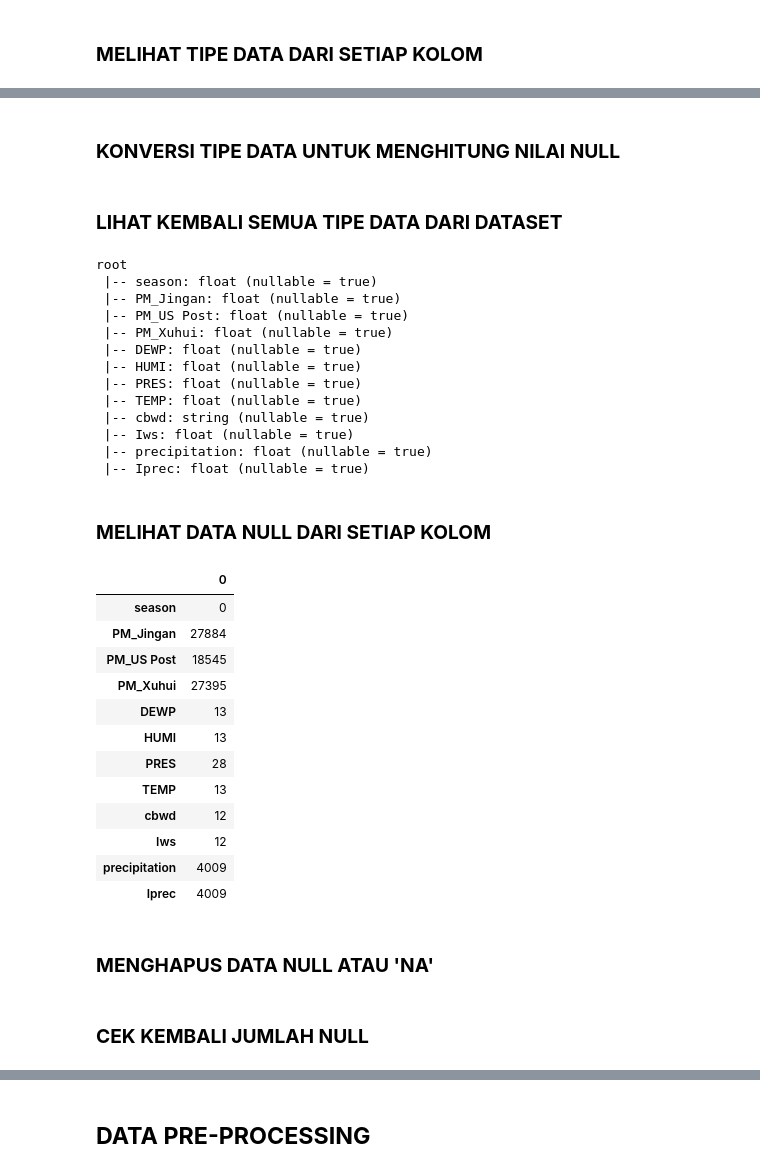
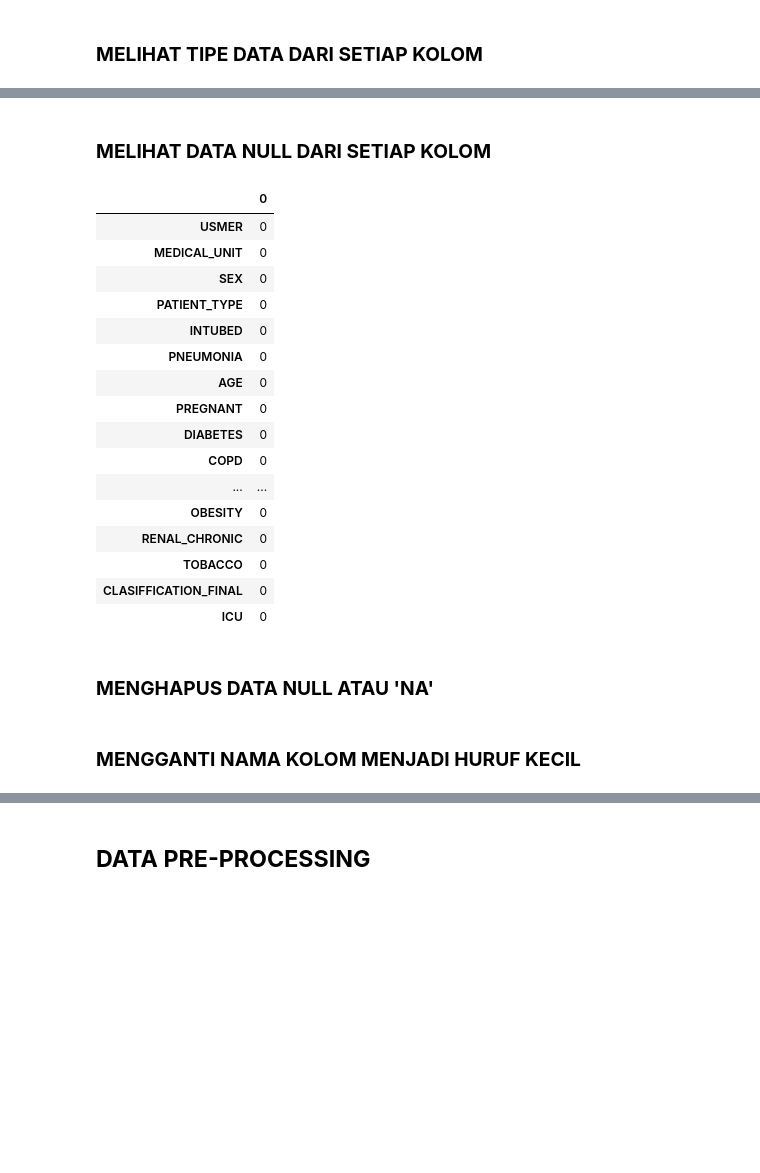
Before and after one commit to HaikalRFadhilahh/fp-bdpal, a Jupyter notebook: FINAL_PROJECT_BIG_DATA_PREDICTIVE_ANALYTICS_LANJUT.ipynb, the cells around one changed output, grey strips where cells are left out. Drawn from its saved outputs; the diff is of its cells as text; code cells hidden in the pictures; blank space fills up the shorter version.

```diff
--- a/FINAL_PROJECT_BIG_DATA_PREDICTIVE_ANALYTICS_LANJUT.ipynb
+++ b/FINAL_PROJECT_BIG_DATA_PREDICTIVE_ANALYTICS_LANJUT.ipynb
@@ -30,7 +34,7 @@ spark = SparkSession.builder.getOrCreate()
 # %% [markdown]
 <h2><b>IMPORT DATASET</b></h2>
 # %%
-path = './ShanghaiPM20100101_20151231.csv'
+path = './Covid Data.csv'
 df = spark.read.csv(path,inferSchema=True,header=True)
 # %% [markdown]
 <h2><b>PREPARE DATASET</b></h2>
@@ -52,7 +56,7 @@ only showing top 5 rows
 # %% [markdown]
 <h3><b>MENGHAPUS COLUMN YANG KURANG BERGUNA</b></h3>
 # %%
-df = df.drop('No','year','month','hour','day')
+df = df.drop('DATE_DIED')
 # %% [markdown]
 <h3><b>MELIHAT JUMLAH KOLOM DAN BARIS DATASET</b></h3>
 # %%
@@ -82,49 +90,29 @@ root
-# %% [markdown]
-<h3><b>KONVERSI TIPE DATA UNTUK MENGHITUNG NILAI NULL</b></h3>
-# %%
-numeric_columns = ["season","PM_Jingan", "PM_US Post", "PM_Xuhui", "DEWP", "HUMI", "PRES", "TEMP", "Iws", "precipitation", "Iprec"]
-for col_name in numeric_columns:
-    df = df.withColumn(col_name, df[col_name].cast(FloatType()))
-# %% [markdown]
-<h3><b>LIHAT KEMBALI SEMUA TIPE DATA DARI DATASET</b></h3>
-# %%
-df.printSchema()
-# %% [output]
-root
- |-- season: float (nullable = true)
- |-- PM_Jingan: float (nullable = true)
- |-- PM_US Post: float (nullable = true)
- |-- PM_Xuhui: float (nullable = true)
- |-- DEWP: float (nullable = true)
- |-- HUMI: float (nullable = true)
- |-- PRES: float (nullable = true)
- |-- TEMP: float (nullable = true)
- |-- cbwd: string (nullable = true)
- |-- Iws: float (nullable = true)
- |-- precipitation: float (nullable = true)
- |-- Iprec: float (nullable = true)
 # %% [markdown]
 <h3><b>MELIHAT DATA NULL DARI SETIAP KOLOM</b></h3>
 # %%
-df.select([count(when((col(c).isNull() | (col(c) == 'NA')), c)).alias(c) for c in df.columns]).toPandas().T
+df.select([count(when((col(c).isNull() | isnan(col(c)) | (col(c) == 'NA')), c)).alias(c) for c in df.columns]).toPandas().T
 # %% [output]
 |  | 0 |
-| season | 0 |
-| PM_Jingan | 27884 |
-| PM_US Post | 18545 |
-| PM_Xuhui | 27395 |
-| DEWP | 13 |
-| HUMI | 13 |
-| PRES | 28 |
-| TEMP | 13 |
-| cbwd | 12 |
-| Iws | 12 |
-| precipitation | 4009 |
-| Iprec | 4009 |
+| USMER | 0 |
+| MEDICAL_UNIT | 0 |
+| SEX | 0 |
+| PATIENT_TYPE | 0 |
+| INTUBED | 0 |
+| PNEUMONIA | 0 |
+| AGE | 0 |
+| PREGNANT | 0 |
+| DIABETES | 0 |
+| COPD | 0 |
+| ... | ... |
+| OBESITY | 0 |
+| RENAL_CHRONIC | 0 |
+| TOBACCO | 0 |
+| CLASIFFICATION_FINAL | 0 |
+| ICU | 0 |
 # %% [markdown]
 <h3><b>MENGHAPUS DATA NULL ATAU 'NA'</b></h3>
 # %%
 df = df.na.drop()
 # %% [markdown]
-<h3><b>CEK KEMBALI JUMLAH NULL</b></h3>
+<h3><b>MENGGANTI NAMA KOLOM MENJADI HURUF KECIL</b></h3>
 # %%
```
Also changed, not shown: parts of 49 cells of this notebook, 7 other files.
